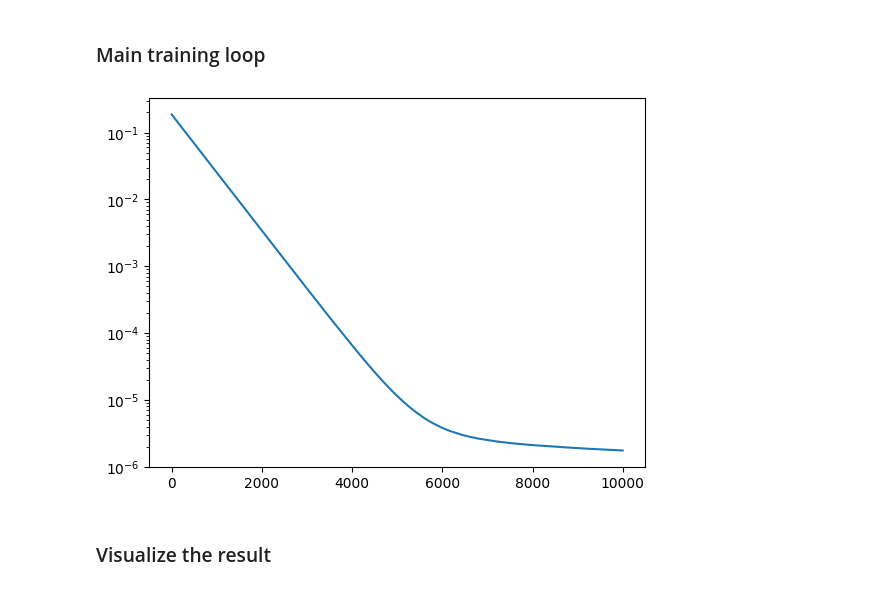
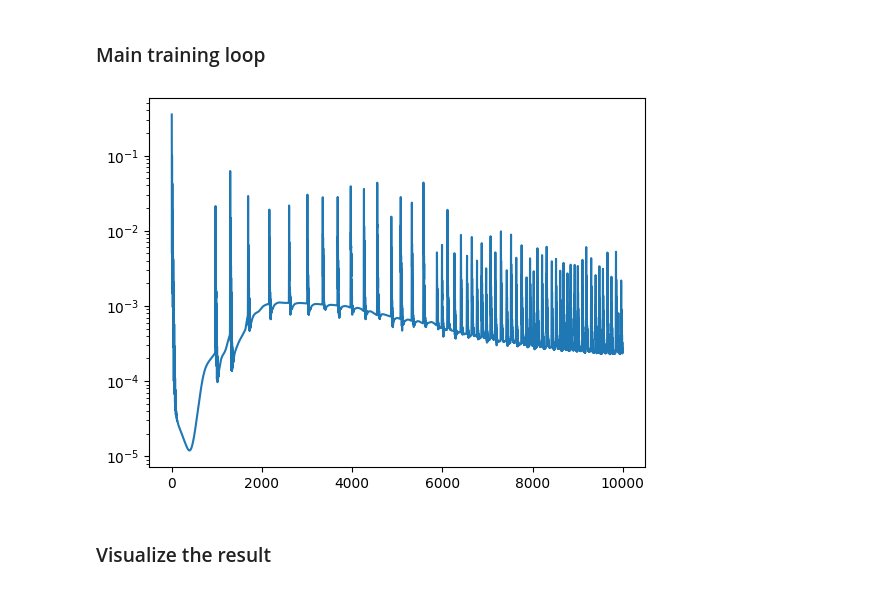
Before and after one commit to JamesAndrewKing/GaussNewtonShapes, a Jupyter notebook: notebooks/minimal_surface_refactor.ipynb, the cells around one changed output. Cells and saved outputs as stored; diff of their text form; code cells hidden in the pictures.

```diff
--- a/notebooks/minimal_surface_refactor.ipynb
+++ b/notebooks/minimal_surface_refactor.ipynb
@@ -15,13 +15,13 @@ import k3d
 import sys
 import os
 sys.path.append(os.path.abspath(os.path.join(os.getcwd(), "..")))
-from external.preconditioning.gram_factory import compute_gram_matrix
 from external.preconditioning.model_architecture import GeneralNet
+from external.preconditioning.optimizers import HandNGD
 
 
 torch.manual_seed(0)
 
-device = 'cuda' if torch.cuda.is_available() else 'cpu'
+device = 'cuda' #if torch.cuda.is_available() else 'cpu'
 torch.set_default_device(device)
 # %% [markdown]
 ### Define the boundary rectangles
@@ -183,45 +81,49 @@ class HandNGD:
 # %% [markdown]
 ### Main training loop
 # %%
-lr_init = 1e-3
-# optim = torch.optim.Adam(model.parameters(), lr=lr_init)
-optim = HandNGD(model, lr=lr_init)
+model = GeneralNet(ks=[3, 32, 32, 1])
+params = model.params
+lr_init = 1e-2
+optim = torch.optim.Adam(model.parameters(), lr=lr_init)
+# optim = HandNGD(model, lr=lr_init, config=config)
 
 loss_over_iters = {}
 
 for i in (pbar:=trange(10000)):
     optim.zero_grad()
-    params_clone = {key: tensor.clone().detach() for key, tensor in params.items()}
+
+    # if i == 2000:
+    #     optim.lr = 1e-3
 
     ## 1) Interface at boundaries
     loss_interface  = 0.5*model.f(params, pts_boundary).square().mean()
     loss_interface += loss_weights["interface_corners"] * 0.5*model.f(params, pts_corners).square().mean()
 
     ## 2) Eikonal at boundaries (or everywhere?)
     loss_eikonal  = 0.5*(model.vf_x(params, pts_boundary).squeeze(1).square().sum(1).sqrt() - 1).square().mean()
     # loss_eikonal += 10*(vf_x(params, pts_corners).squeeze(1).square().sum(1).sqrt() - 1).square().mean()
 
     loss_laplacian = 0.5*model.v_f_laplace(params, pts_space).squeeze(1).square().mean()
 
     loss = loss_weights["interface"] * loss_interface + loss_weights["eikonal"] * loss_eikonal + loss_weights["laplacian"] * loss_laplacian
 
     loss.backward()
     optim.step()
     with torch.no_grad():
         loss_metric = loss_interface + loss_laplacian
 
         pbar.set_description(f"interface: {loss_interface.item():.2e} "
                             f"eikonal: {loss_eikonal.item():.2e} "
                             f"laplacian: {loss_laplacian.item():.2e} "
                             # f"{len(pts_space)}"
                             )
         loss_over_iters[i] = loss_metric.item()
 
 plt.plot(loss_over_iters.keys(), loss_over_iters.values())
 plt.semilogy()
 plt.show()
 # %% [output]
-[figure, old version]
+[figure, new version]
 # %% [markdown]
 ### Visualize the result
 # %%
```
Also changed, not shown: parts of 5 cells of this notebook, 12 other files.
